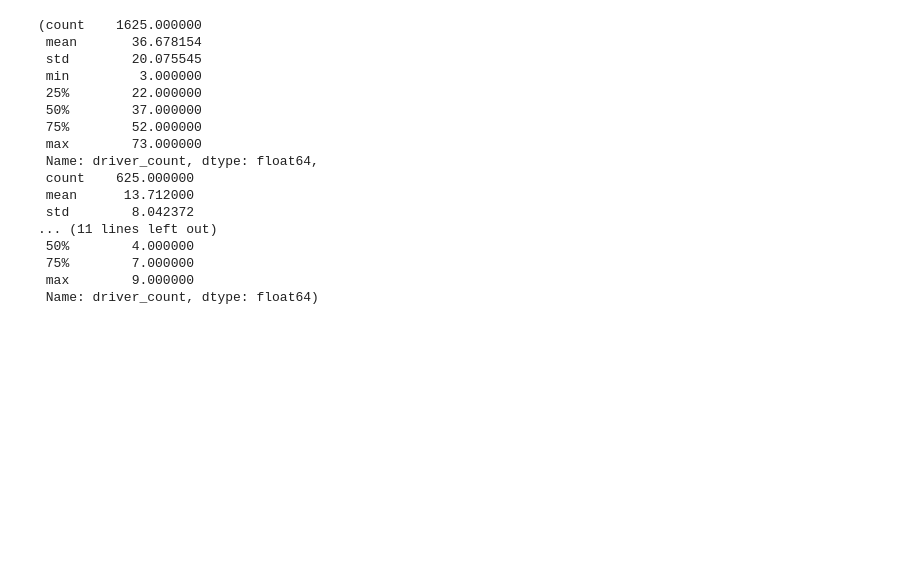
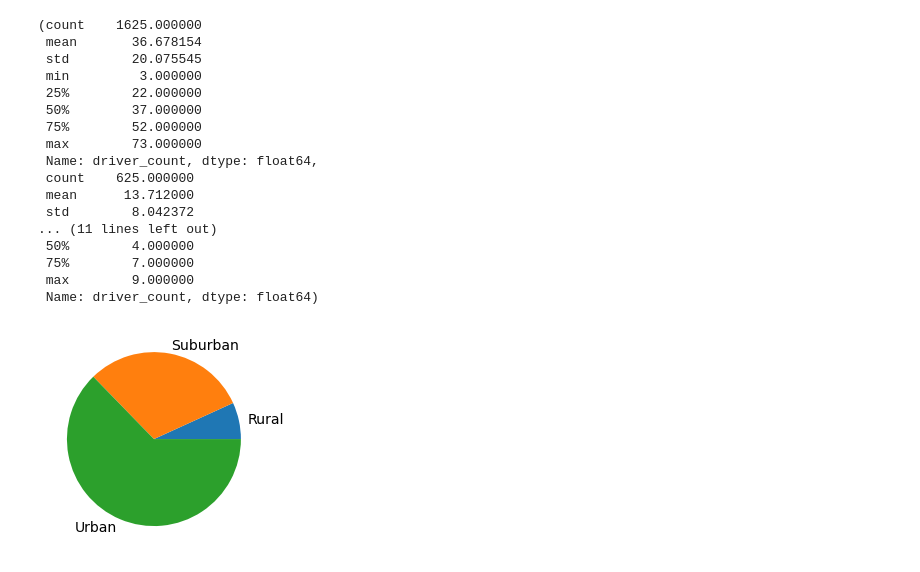
Before and after one commit to tyler-sanzo/PyBer_Analysis, a Jupyter notebook: PyBer.ipynb, the cells around one changed output. Saved outputs shown, nothing was run; the diff lists cells and outputs as text; code cells hidden in the pictures; blank space fills up the shorter version.

Commit message:
Added completed module NB and pie chart figures

```diff
--- a/PyBer.ipynb
+++ b/PyBer.ipynb
@@ -504,3 +504,23 @@ urban_drivers_s.describe(), suburban_drivers_s.describe(), rural_drivers_s.descr
  75%        7.000000
  max        9.000000
  Name: driver_count, dtype: float64)
+# %%
+#5.5.1 Get Percentage of Fares for each city type
+
+# Get the sum of the fares for each city type.
+sum_fares_by_type = pyber_data_df.groupby(["type"]).sum()["fare"]
+
+#Get sum of all fares
+
+total_fares = pyber_data_df.fare.sum()
+total_fares
+
+#create series of fare percent by city type
+fare_percents_by_type_s = sum_fares_by_type / total_fares
+# %%
+#5.5.2 Create pie chart for fare percentage
+### used index to list method chaining to use series indexes instead of writing out list as shown in module
+plt.pie(fare_percents_by_type_s, labels=fare_percents_by_type_s.index.tolist())
+plt.show()
+# %% [output]
+[figure, added]
```
Also changed, not shown: parts of 6 cells of this notebook, 3 other files.
